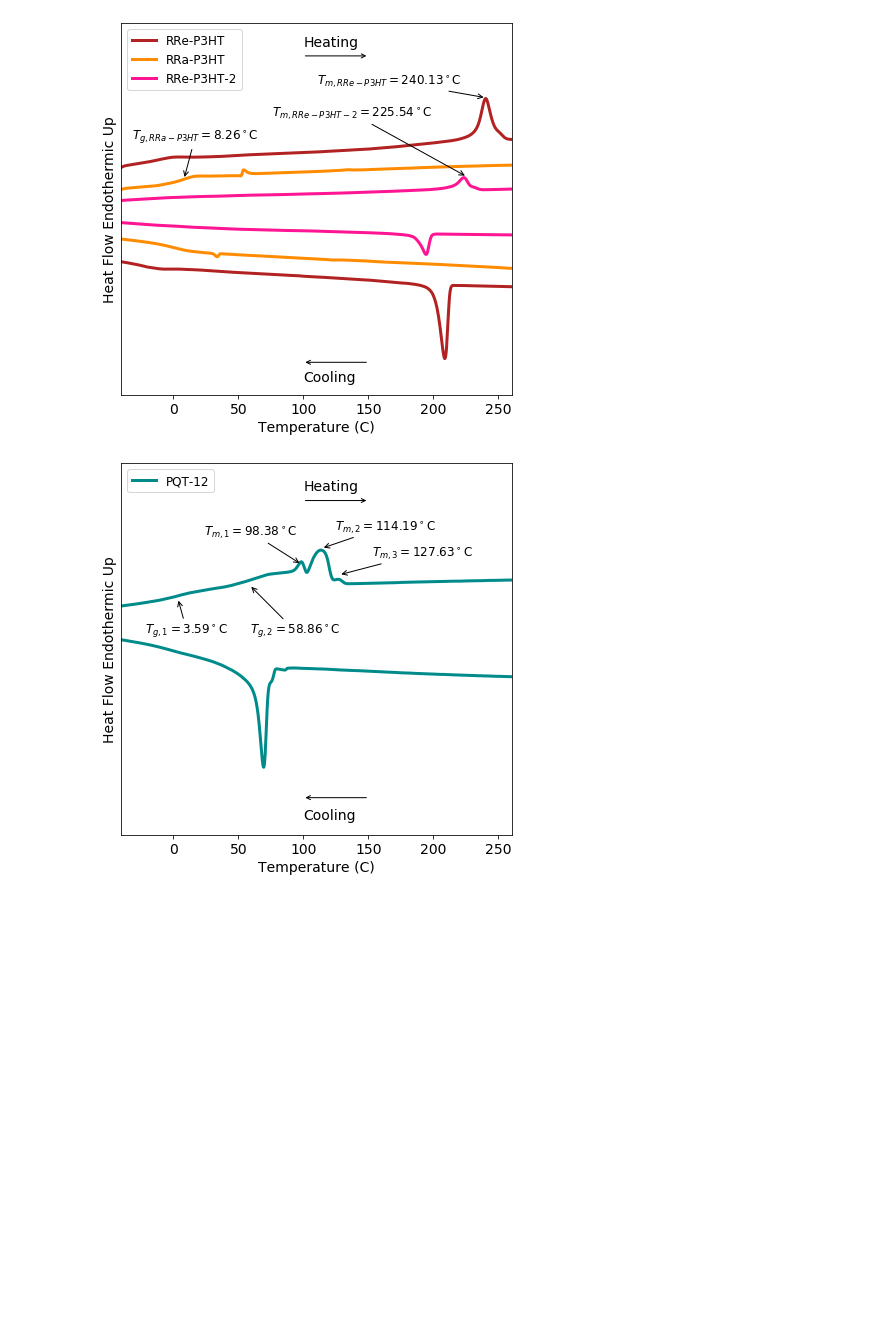
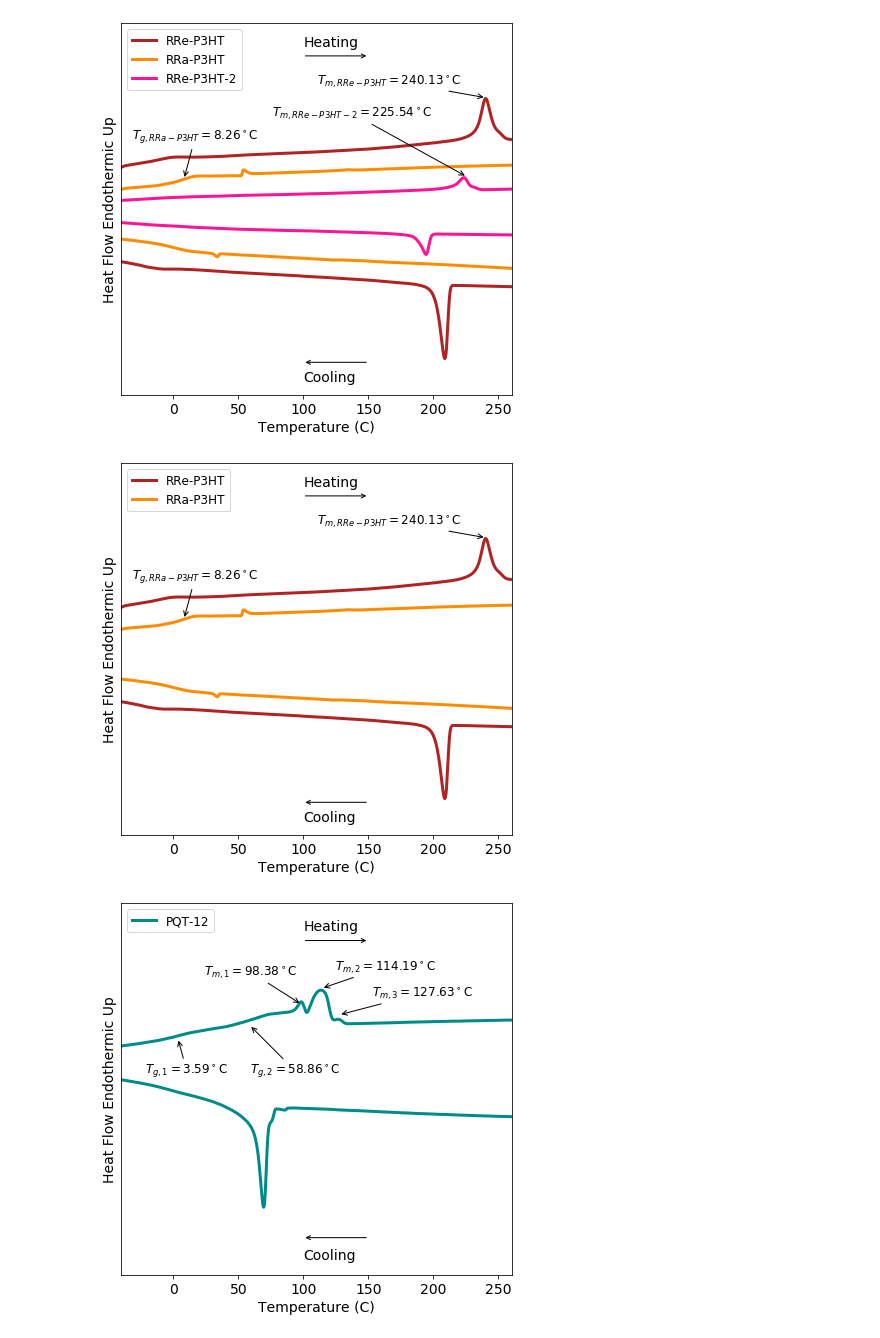
Before and after one commit to pozzo-research-group/c-wolf-blends-morphology, a Jupyter notebook: dsc/Plotting_DSC_Data.ipynb, the cells around one changed output. Saved outputs shown, nothing was run; the diff lists cells and outputs as text; code cells hidden in the pictures; blank space fills up the shorter version.

```diff
--- a/dsc/Plotting_DSC_Data.ipynb
+++ b/dsc/Plotting_DSC_Data.ipynb
@@ -89,6 +89,52 @@ plt.tight_layout()
 plt.savefig('../data/dsc/p3ht_dsc.png',dpi=300)
 # %% [output]
 [figure]
+# %%
+plt.figure(figsize=(6,6))
+
+for key, dsc in data.items():
+
+    if 'rr' not in key or '2' in key:
+        pass
+        #plt.plot(dsc[:,1],dsc[:,2]*-1,linestyle='dotted',label=names[key],color=colors[key],linewidth=3)
+    else:
+        dsc1 = dsc[np.where((dsc[:,1]<260))]
+        plt.plot(dsc1[:,1],dsc1[:,2]*-1,label=names[key],color=colors[key],linewidth=3)
+
+plt.xlim(-40,260)
+plt.ylim(-8,8)
+
+plt.xlabel('Temperature (C)',fontsize=14)
+plt.ylabel('Heat Flow Endothermic Up',fontsize=14)
+
+plt.xticks(fontsize=14)
+plt.yticks([],fontsize=14)
+
+plt.annotate(s='Heating',xy=(100,7),xycoords='data',fontsize=14)
+plt.annotate("",xy=(150,6.6), xycoords='data',xytext=(100,6.6), textcoords='data',arrowprops=dict(arrowstyle="->",connectionstyle="arc3"))
+
+plt.annotate(s='Cooling',xy=(100,-7.4),xycoords='data',fontsize=14)
+plt.annotate("",xy=(100,-6.6), xycoords='data',xytext=(150,-6.6), textcoords='data',arrowprops=dict(arrowstyle="->",connectionstyle="arc3"))
+
+plt.legend(fontsize=12,loc='upper left')
+
+# adding in analysis information
+t = 240.13 # RRe-P3HT melting temperature
+plt.annotate(r"$T_{m,RRe-P3HT}=240.13 ^\circ$C",xy=(t,4.8), xycoords='data',xytext=(t-130,5.4), textcoords='data',arrowprops=dict(arrowstyle="->",connectionstyle="arc3"),fontsize=12)
+
+# adding in analysis information
+t = 8.26 # glass transition of RRa-P3HT
+plt.annotate(r"$T_{g,RRa-P3HT}=8.26 ^\circ$C",xy=(t,1.3), xycoords='data',xytext=(t-40,3), textcoords='data',arrowprops=dict(arrowstyle="->",connectionstyle="arc3"),fontsize=12)
+
+# # adding in analysis information
+# t = 225.54 # RRe-P3HT melting temperature
+# plt.annotate(r"$T_{m,RRe-P3HT-2}=225.54 ^\circ$C",xy=(t,1.4), xycoords='data',xytext=(t-150,4), textcoords='data',arrowprops=dict(arrowstyle="->",connectionstyle="arc3"),fontsize=12)
+
+
+plt.tight_layout()
+plt.savefig('../data/dsc/p3ht_dsc_example.png',dpi=300)
+# %% [output]
+[figure, added]
 # %%
 plt.figure(figsize=(6,6))
 
```
Also changed, not shown: 3 other files.
